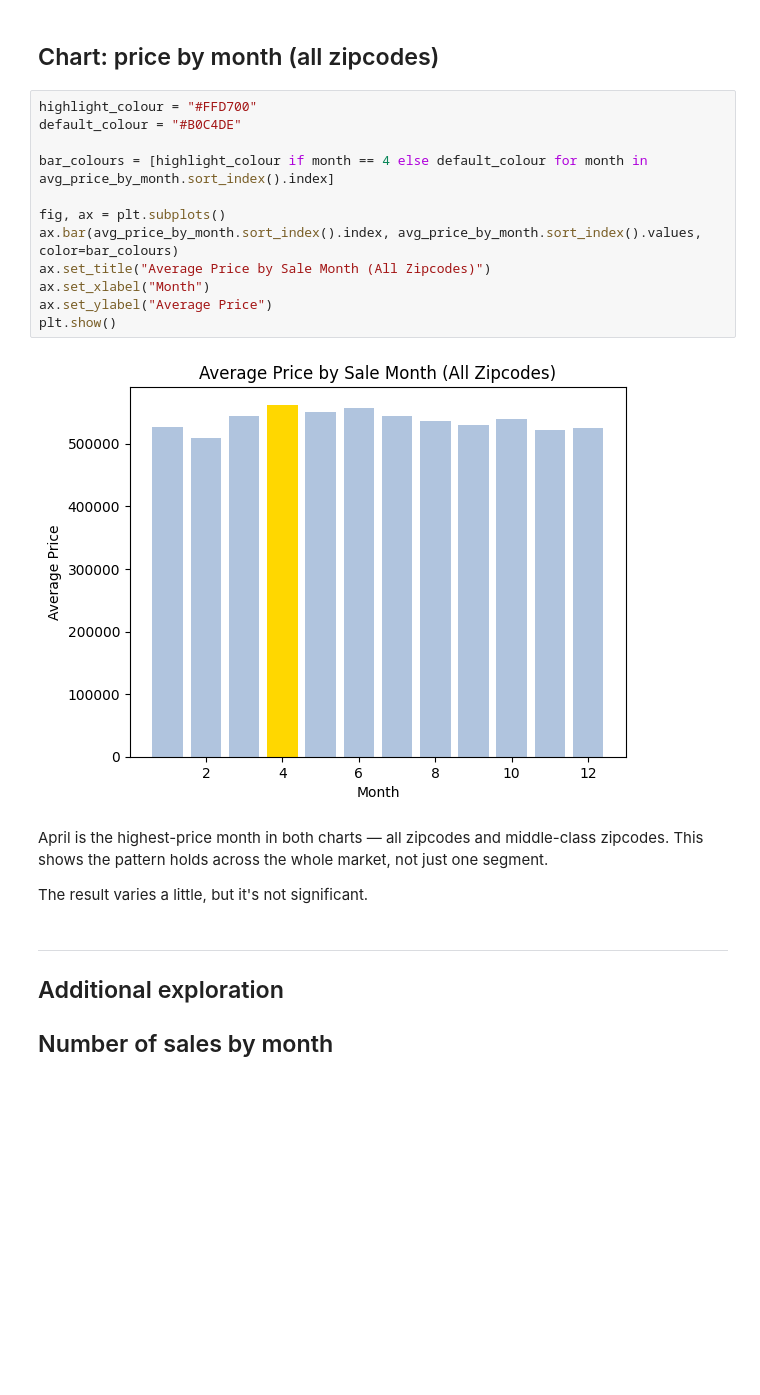
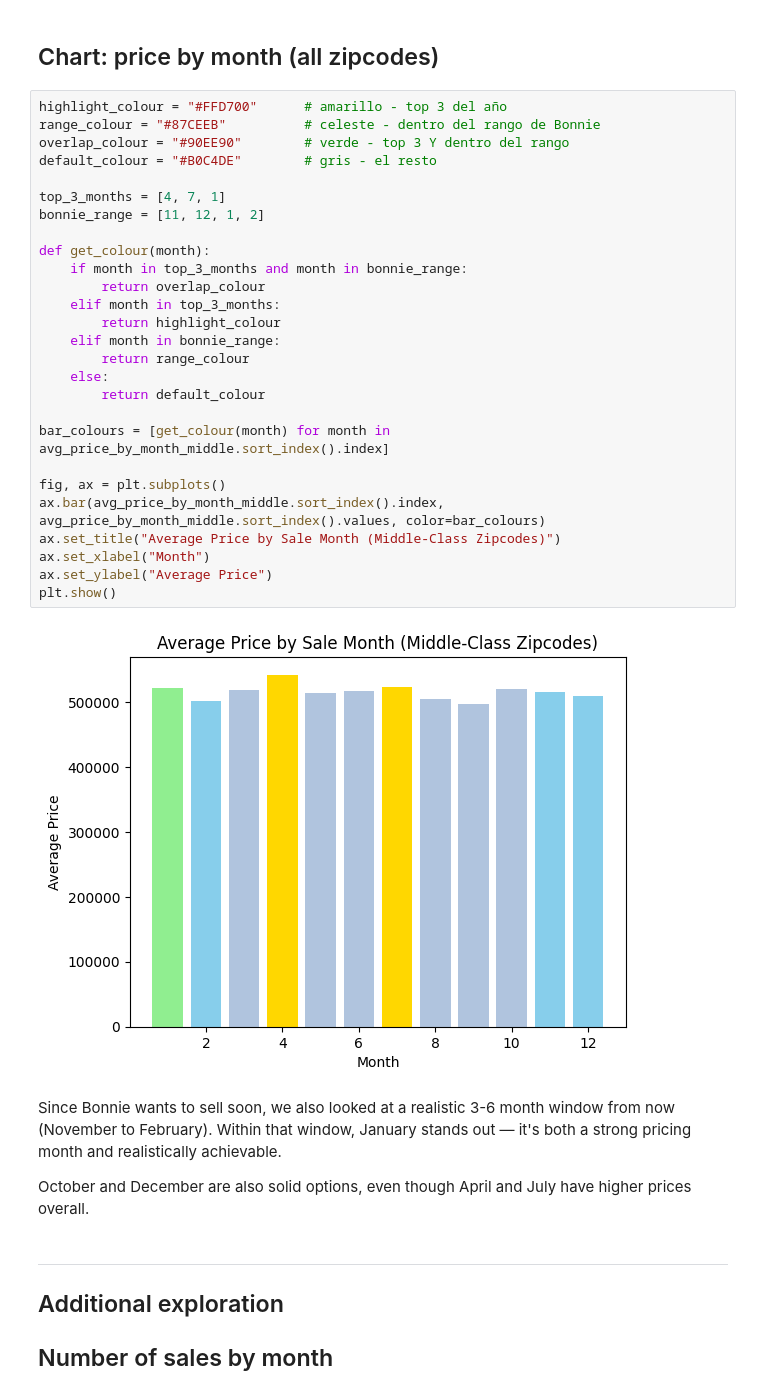
Before and after one commit to 1com/ds-eda-project, a Jupyter notebook: hypothesis_1.ipynb, the cells around one changed output. Saved outputs shown, nothing was run; the diff lists cells and outputs as text; blank space fills up the shorter version.

Commit message:
Add realistic timeframe analysis for Bonnie's timeline

```diff
--- a/hypothesis_1.ipynb
+++ b/hypothesis_1.ipynb
@@ -117,25 +117,42 @@ plt.show()
 # %% [markdown]
 ## Chart: price by month (all zipcodes)
 # %%
-highlight_colour = "#FFD700"
-default_colour = "#B0C4DE"
+highlight_colour = "#FFD700"      # amarillo - top 3 del año
+range_colour = "#87CEEB"          # celeste - dentro del rango de Bonnie
+overlap_colour = "#90EE90"        # verde - top 3 Y dentro del rango
+default_colour = "#B0C4DE"        # gris - el resto
 
-bar_colours = [highlight_colour if month == 4 else default_colour for month in avg_price_by_month.sort_index().index]
+top_3_months = [4, 7, 1]
+bonnie_range = [11, 12, 1, 2]
+
+def get_colour(month):
+    if month in top_3_months and month in bonnie_range:
+        return overlap_colour
+    elif month in top_3_months:
+        return highlight_colour
+    elif month in bonnie_range:
+        return range_colour
+    else:
+        return default_colour
+
+bar_colours = [get_colour(month) for month in avg_price_by_month_middle.sort_index().index]
 
 fig, ax = plt.subplots()
-ax.bar(avg_price_by_month.sort_index().index, avg_price_by_month.sort_index().values, color=bar_colours)
-ax.set_title("Average Price by Sale Month (All Zipcodes)")
+ax.bar(avg_price_by_month_middle.sort_index().index, avg_price_by_month_middle.sort_index().values, color=bar_colours)
+ax.set_title("Average Price by Sale Month (Middle-Class Zipcodes)")
 ax.set_xlabel("Month")
 ax.set_ylabel("Average Price")
 plt.show()
 # %% [output]
-[figure, old version]
+[figure, new version]
 # %% [markdown]
-April is the highest-price month in both charts — all zipcodes and
-middle-class zipcodes. This shows the pattern holds across the whole
-market, not just one segment.
+Since Bonnie wants to sell soon, we also looked at a realistic 3-6 month
+window from now (November to February). Within that window, January
+stands out — it's both a strong pricing month and realistically
+achievable.
 
-The result varies a little, but it's not significant.
+October and December are also solid options, even though
+April and July have higher prices overall.
 # %% [markdown]
 ---
 ## Additional exploration
```
